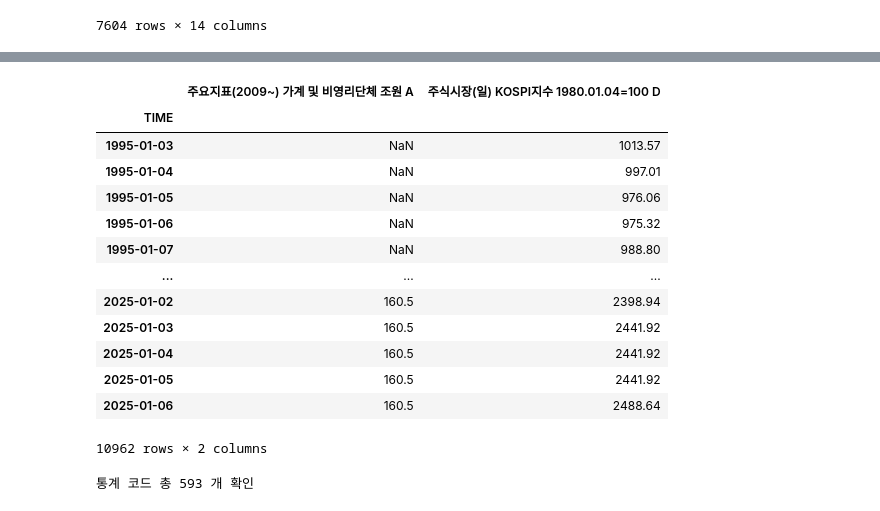
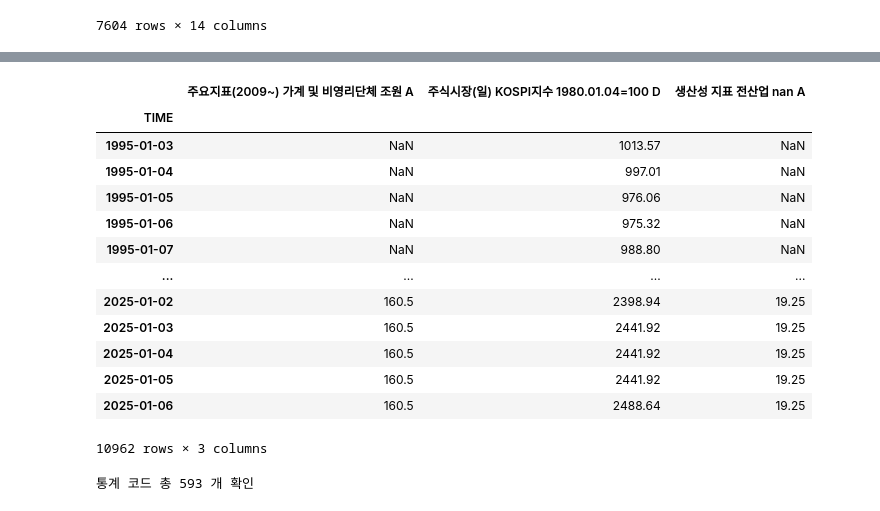
Before and after one commit to jmlee8939/ecos_api_loader, a Jupyter notebook: package_test.ipynb, the cells around one changed output, grey strips where cells are left out. Drawn from its saved outputs; the diff is of its cells as text; code cells hidden in the pictures.

```diff
--- a/package_test.ipynb
+++ b/package_test.ipynb
@@ -116,20 +133,20 @@ client.stat_search_index(5310)
 # %%
-client.stat_search_indexs([554, 5310])
+client.stat_search_indexes([554, 5310, 100])
 # %% [output]
-|  | 주요지표(2009~) 가계 및 비영리단체 조원 A | 주식시장(일) KOSPI지수 1980.01.04=100 D |
-| TIME |  |  |
-| 1995-01-03 | NaN | 1013.57 |
-| 1995-01-04 | NaN | 997.01 |
-| 1995-01-05 | NaN | 976.06 |
-| 1995-01-06 | NaN | 975.32 |
-| 1995-01-07 | NaN | 988.80 |
-| ... | ... | ... |
-| 2025-01-02 | 160.5 | 2398.94 |
-| 2025-01-03 | 160.5 | 2441.92 |
-| 2025-01-04 | 160.5 | 2441.92 |
-| 2025-01-05 | 160.5 | 2441.92 |
-| 2025-01-06 | 160.5 | 2488.64 |
+|  | 주요지표(2009~) 가계 및 비영리단체 조원 A | 주식시장(일) KOSPI지수 1980.01.04=100 D | 생산성 지표 전산업 nan A |
+| TIME |  |  |  |
+| 1995-01-03 | NaN | 1013.57 | NaN |
+| 1995-01-04 | NaN | 997.01 | NaN |
+| 1995-01-05 | NaN | 976.06 | NaN |
+| 1995-01-06 | NaN | 975.32 | NaN |
+| 1995-01-07 | NaN | 988.80 | NaN |
+| ... | ... | ... | ... |
+| 2025-01-02 | 160.5 | 2398.94 | 19.25 |
+| 2025-01-03 | 160.5 | 2441.92 | 19.25 |
+| 2025-01-04 | 160.5 | 2441.92 | 19.25 |
+| 2025-01-05 | 160.5 | 2441.92 | 19.25 |
+| 2025-01-06 | 160.5 | 2488.64 | 19.25 |
-10962 rows × 2 columns
+10962 rows × 3 columns
 # %%
 client.stats_codes.update_stats_code(api_key)
 # %% [output]
```
Also changed, not shown: parts of 3 cells of this notebook, 3 other files.
